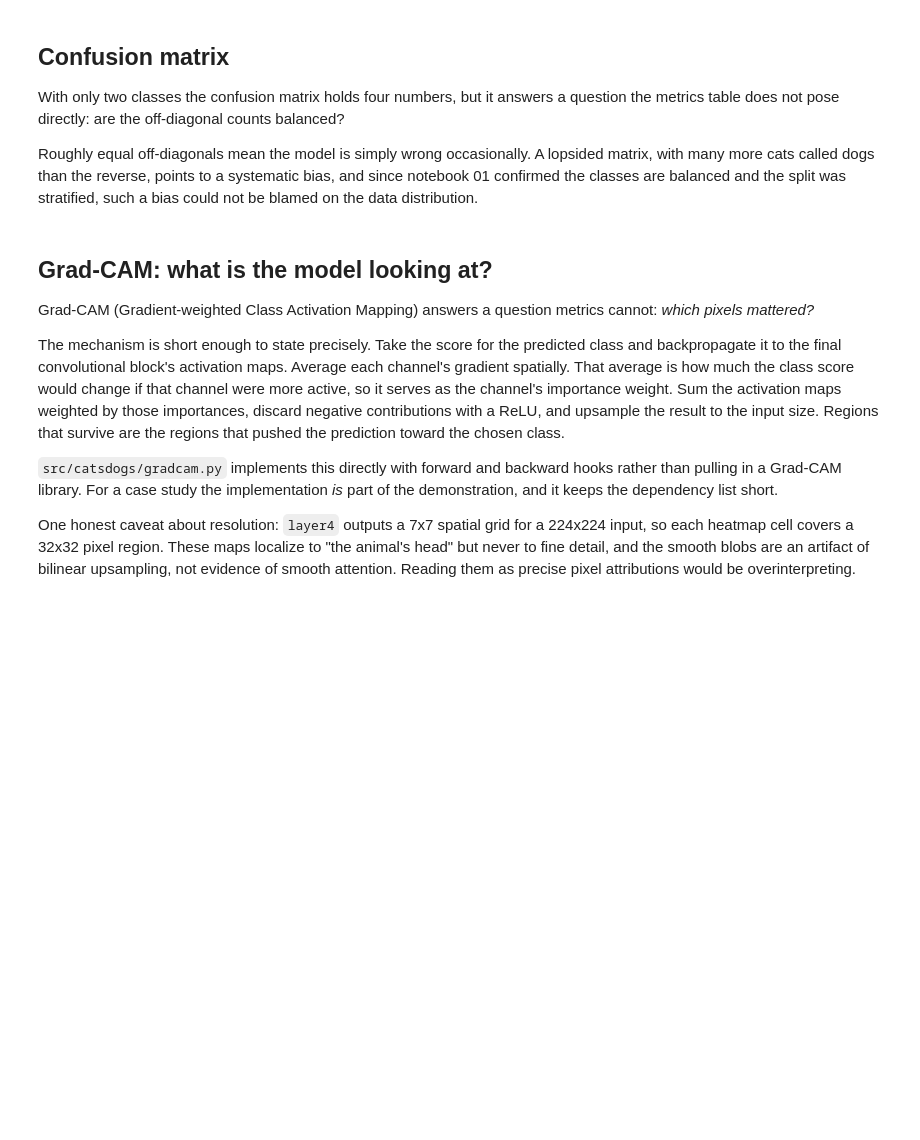
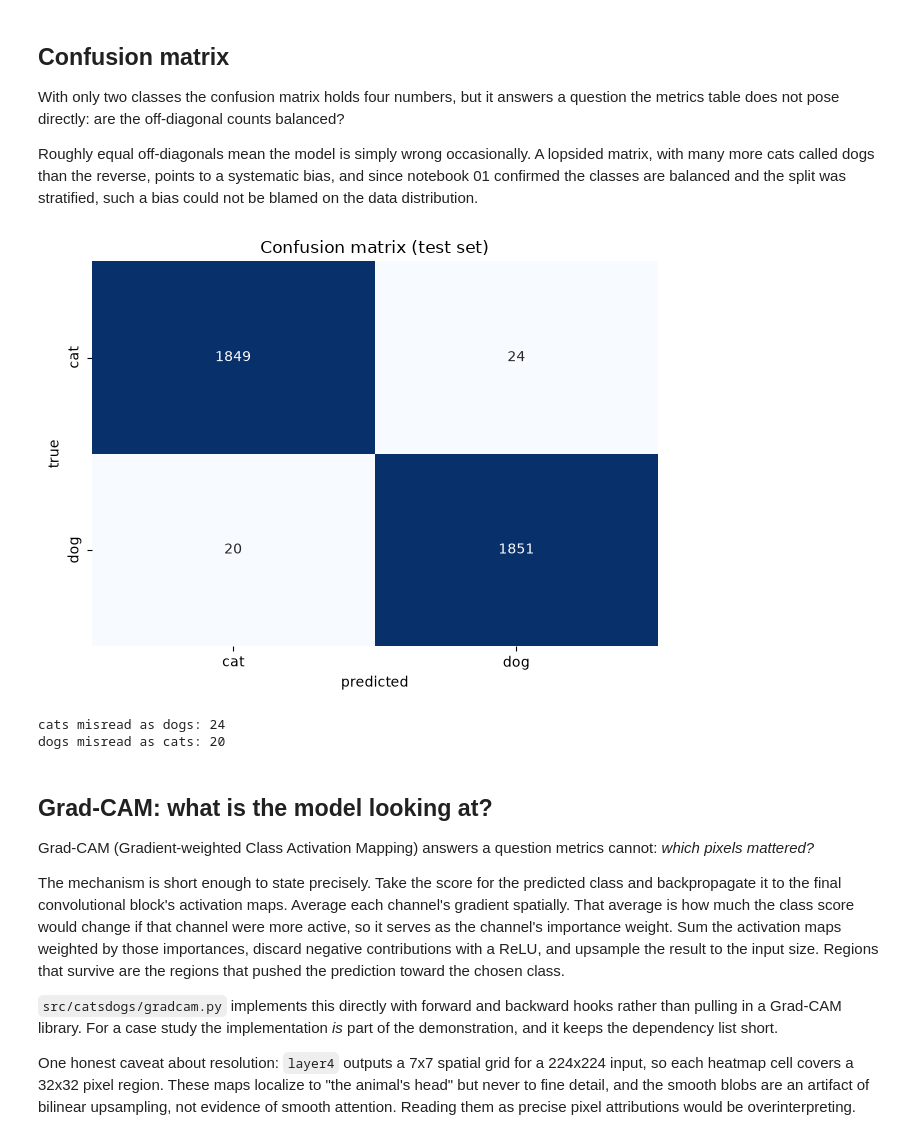
Before and after one commit to ianlopezdiaz/kaggle-cats-vs-dogs, a Jupyter notebook: notebooks/03_evaluation_and_gradcam.ipynb, the cells around one changed output. Saved outputs shown, nothing was run; the diff lists cells and outputs as text; code cells hidden in the pictures; blank space fills up the shorter version.

```diff
--- a/notebooks/03_evaluation_and_gradcam.ipynb
+++ b/notebooks/03_evaluation_and_gradcam.ipynb
@@ -51,11 +54,11 @@ model = build_model(num_classes=2, pretrained=False)
 model.load_state_dict(torch.load("../outputs/checkpoints/best.pt", map_location=device))
 model.to(device)
 
-val_df = pd.read_csv(PROCESSED_DIR / "val_split.csv")
-val_paths = [Path(p) for p in val_df["path"]]
-val_labels = np.array(val_df["label"])
+test_df = pd.read_csv(PROCESSED_DIR / "test_split.csv")
+test_paths = [Path(p) for p in test_df["path"]]
+test_labels = np.array(test_df["label"])
 
-val_dataset = CatsDogsDataset(val_paths, list(val_labels), build_transforms(train=False))
-val_loader = DataLoader(val_dataset, batch_size=32, shuffle=False, num_workers=4)
+test_dataset = CatsDogsDataset(test_paths, list(test_labels), build_transforms(train=False))
+test_loader = DataLoader(test_dataset, batch_size=32, shuffle=False, num_workers=4)
 
-print(f"evaluating on {len(val_dataset)} held-out images")
+print(f"evaluating on {len(test_dataset)} held-out images")
@@ -71,10 +76,10 @@ together. The per-class breakdown is the informative part: a precision/recall im
 *within* a class means the model has an asymmetric bias, mistaking one class for the
 other more readily than the reverse.
 # %%
-probs = predict_probabilities(model, val_loader, device)
+probs = predict_probabilities(model, test_loader, device)
 preds = probs.argmax(axis=1)
 
-accuracy = (preds == val_labels).mean()
+accuracy = (preds == test_labels).mean()
 print(f"accuracy: {accuracy:.4f}")
 
-pd.DataFrame(per_class_metrics(val_labels, preds), index=CLASS_NAMES).round(4)
+pd.DataFrame(per_class_metrics(test_labels, preds), index=CLASS_NAMES).round(4)
@@ -89,26 +99,30 @@ matrix, with many more cats called dogs than the reverse, points to a systematic
 and since notebook 01 confirmed the classes are balanced and the split was stratified,
 such a bias could not be blamed on the data distribution.
 # %%
-cm = compute_confusion_matrix(val_labels, preds)
+cm = compute_confusion_matrix(test_labels, preds)
 
 sns.heatmap(
     cm,
     annot=True,
     fmt="d",
     cmap="Blues",
     xticklabels=CLASS_NAMES,
     yticklabels=CLASS_NAMES,
     cbar=False,
 )
 plt.xlabel("predicted")
 plt.ylabel("true")
-plt.title("Confusion matrix (validation)")
+plt.title("Confusion matrix (test set)")
 plt.tight_layout()
 plt.savefig("../outputs/figures/confusion_matrix.png", dpi=150)
 plt.show()
 
 print(f"cats misread as dogs: {cm[0, 1]}")
 print(f"dogs misread as cats: {cm[1, 0]}")
+# %% [output]
+[figure, added]
+cats misread as dogs: 24
+dogs misread as cats: 20
 # %% [markdown]
 ## Grad-CAM: what is the model looking at?
 
```
Also changed, not shown: parts of 9 cells of this notebook, 11 other files.
